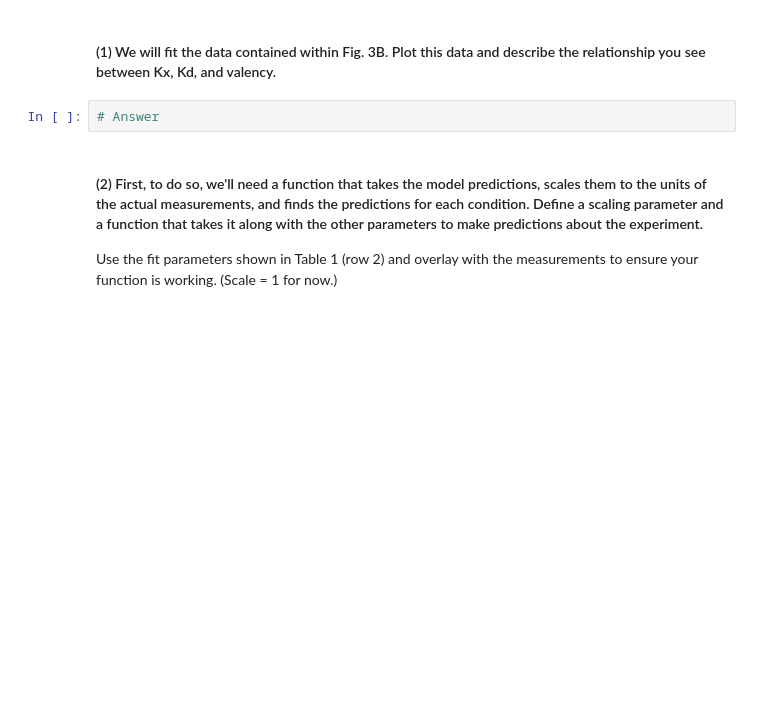
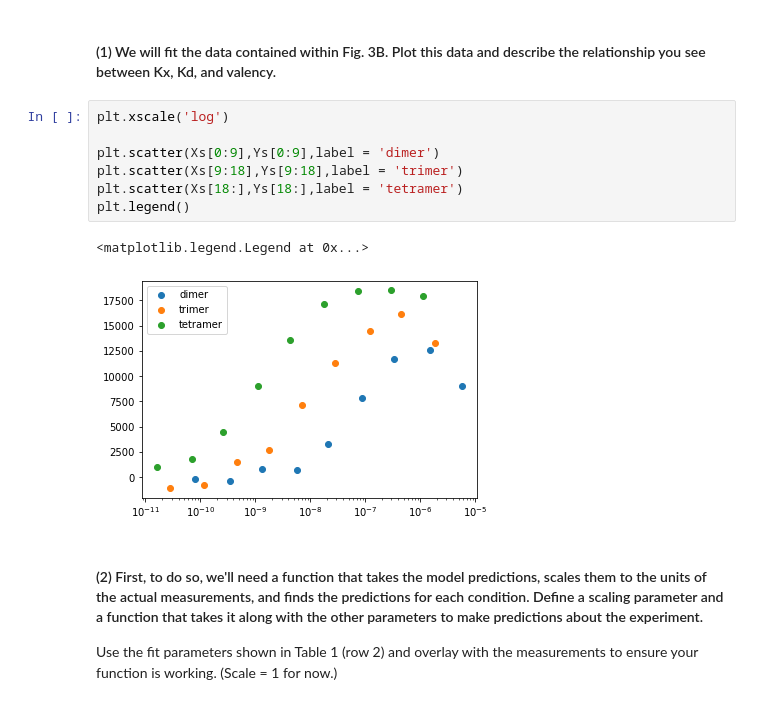
Before and after one commit to emhart455/Meyer-175-Week-3-Emily-Hart, a Jupyter notebook: Week3-Fitting.ipynb, the cells around one changed output. Cells and saved outputs as stored; diff of their text form; blank space fills up the shorter version.

```diff
--- a/Week3-Fitting.ipynb
+++ b/Week3-Fitting.ipynb
@@ -60,7 +66,15 @@ Vs = np.repeat([2, 3, 4], 9)
 # %% [markdown]
 #### (1) We will fit the data contained within Fig. 3B. Plot this data and describe the relationship you see between Kx, Kd, and valency.
-# %%
-# Answer
+# %%
+plt.xscale('log')
+
+plt.scatter(Xs[0:9],Ys[0:9],label = 'dimer')
+plt.scatter(Xs[9:18],Ys[9:18],label = 'trimer')
+plt.scatter(Xs[18:],Ys[18:],label = 'tetramer')
+plt.legend()
+# %% [output]
+<matplotlib.legend.Legend at 0x...>
+[figure, added]
 # %% [markdown]
 #### (2) First, to do so, we'll need a function that takes the model predictions, scales them to the units of the actual measurements, and finds the predictions for each condition. Define a scaling parameter and a function that takes it along with the other parameters to make predictions about the experiment.
 
```
Also changed, not shown: parts of 11 cells of this notebook.
